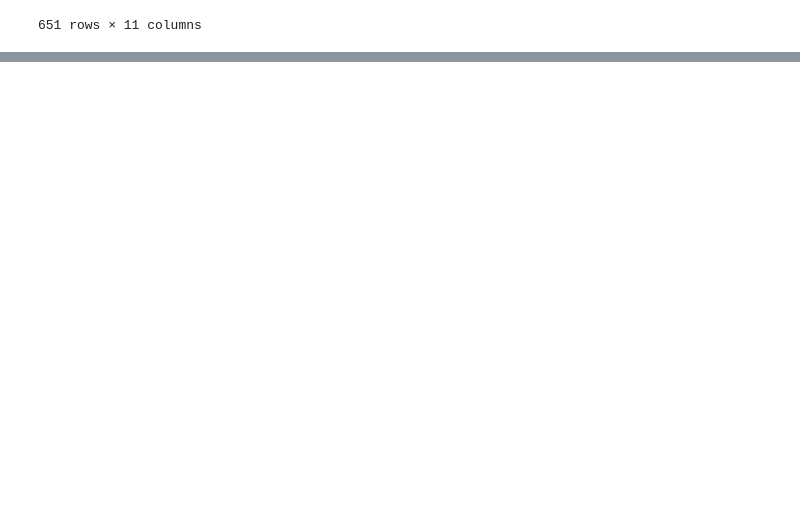
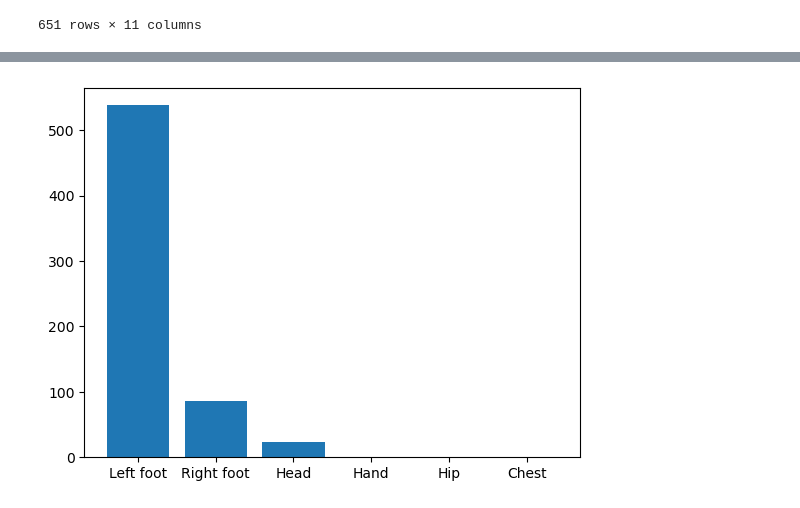
Before and after one commit to FahimeMirveisi/PyLearn7_MachineLearning_Projects, a Jupyter notebook: Assignment40/messi_goals.ipynb, the cells around one changed output, grey strips where cells are left out. Drawn from its saved outputs; the diff is of its cells as text; code cells hidden in the pictures; blank space fills up the shorter version.

```diff
--- a/Assignment40/messi_goals.ipynb
+++ b/Assignment40/messi_goals.ipynb
@@ -21,0 +38,3 @@ data
+# %%
+df = data['Goal Method'].value_counts().rename_axis('Goal Method').to_frame('count').reset_index()
+df
@@ -21,0 +49,5 @@ data
+# %%
+plt.bar(df['Goal Method'], df['count'])
+plt.show()
+# %% [output]
+[figure, added]
```
Also changed, not shown: parts of 21 cells of this notebook.
